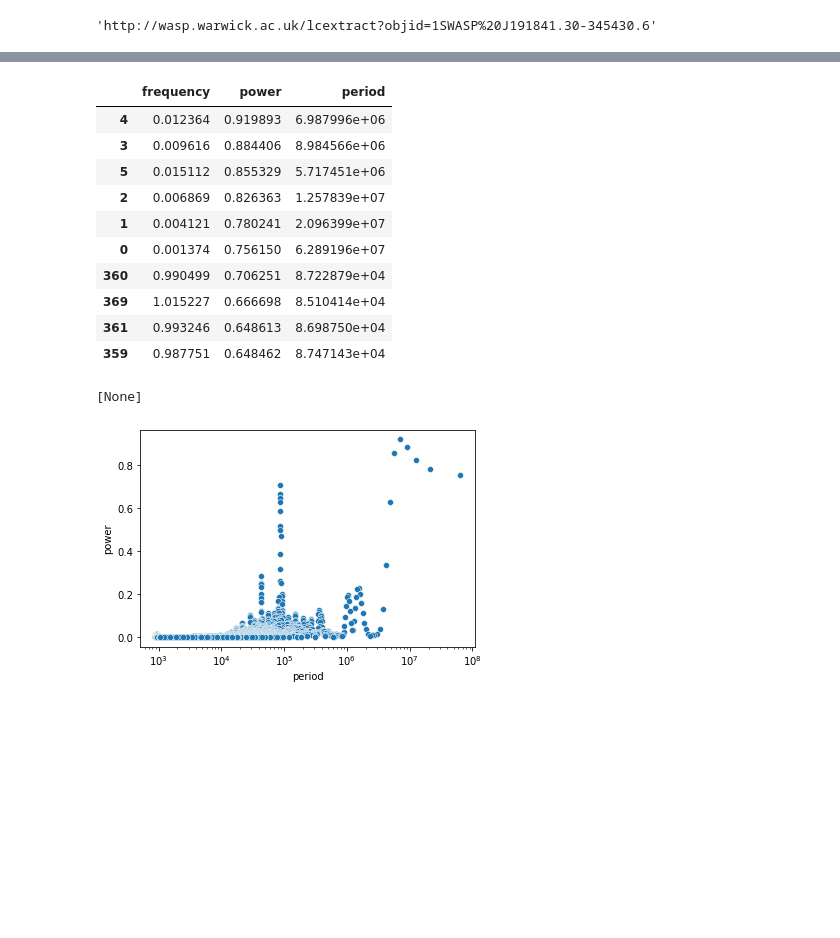
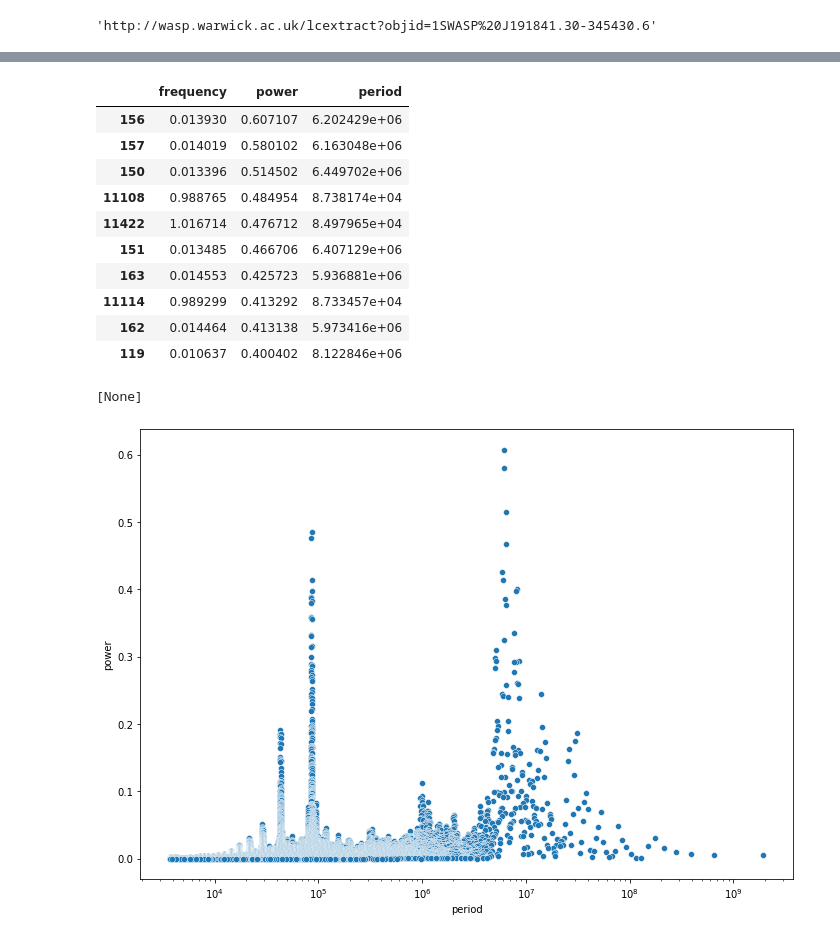
Before and after one commit to adammcmaster/superwasp-tools, a Jupyter notebook: plot.ipynb, the cells around one changed output, grey strips where cells are left out. Drawn from its saved outputs; the diff is of its cells as text; code cells hidden in the pictures; blank space fills up the shorter version.

Commit message:
Plot both trimmed and full light curve

```diff
--- a/plot.ipynb
+++ b/plot.ipynb
@@ -55,13 +57,6 @@ fits_file = fits.open(fits_url)
 hjd_col = fits.Column(name='HJD', format='D', array=fits_file[1].data['TMID'] / 86400 + 2453005.5)
 lc_data = fits.BinTableHDU.from_columns(fits_file[1].data.columns + fits.ColDefs([hjd_col]))
 timeseries = TimeSeries.read(lc_data, time_column='HJD', time_format='jd')
-# %%
-if START_TIME > 0:
-    START_TIME = Time(START_TIME / 86400 + 2453005.5, format='jd')
-    timeseries = timeseries[timeseries['time'] > START_TIME]
-if END_TIME > 0:
-    END_TIME = Time(END_TIME / 86400 + 2453005.5, format='jd')
-    timeseries = timeseries[timeseries['time'] < END_TIME]
 # %%
 if SIGMA_CLIP > 0:
     ts_flux = sigma_clip(timeseries['TAMFLUX2'], sigma=SIGMA_CLIP)
@@ -124,21 +157,22 @@ else:
 periods.head(AUTO_FOLDED_PLOTS)
 # %% [output]
 |  | frequency | power | period |
-| 4 | 0.012364 | 0.919893 | 6.987996e+06 |
-| 3 | 0.009616 | 0.884406 | 8.984566e+06 |
-| 5 | 0.015112 | 0.855329 | 5.717451e+06 |
-| 2 | 0.006869 | 0.826363 | 1.257839e+07 |
-| 1 | 0.004121 | 0.780241 | 2.096399e+07 |
-| 0 | 0.001374 | 0.756150 | 6.289196e+07 |
-| 360 | 0.990499 | 0.706251 | 8.722879e+04 |
-| 369 | 1.015227 | 0.666698 | 8.510414e+04 |
-| 361 | 0.993246 | 0.648613 | 8.698750e+04 |
-| 359 | 0.987751 | 0.648462 | 8.747143e+04 |
+| 156 | 0.013930 | 0.607107 | 6.202429e+06 |
+| 157 | 0.014019 | 0.580102 | 6.163048e+06 |
+| 150 | 0.013396 | 0.514502 | 6.449702e+06 |
+| 11108 | 0.988765 | 0.484954 | 8.738174e+04 |
+| 11422 | 1.016714 | 0.476712 | 8.497965e+04 |
+| 151 | 0.013485 | 0.466706 | 6.407129e+06 |
+| 163 | 0.014553 | 0.425723 | 5.936881e+06 |
+| 11114 | 0.989299 | 0.413292 | 8.733457e+04 |
+| 162 | 0.014464 | 0.413138 | 5.973416e+06 |
+| 119 | 0.010637 | 0.400402 | 8.122846e+06 |
 # %%
+f, ax = pyplot.subplots(figsize=(11.7,8.27))
 seaborn.scatterplot(data=periods, x='period', y='power').set(xscale="log")
 # %% [output]
 [None]
-[figure, old version]
+[figure, new version]
 # %%
 for i, period_row in periods.head(AUTO_FOLDED_PLOTS).iterrows():
     period = period_row['period']
```
Also changed, not shown: parts of 4 cells of this notebook.
